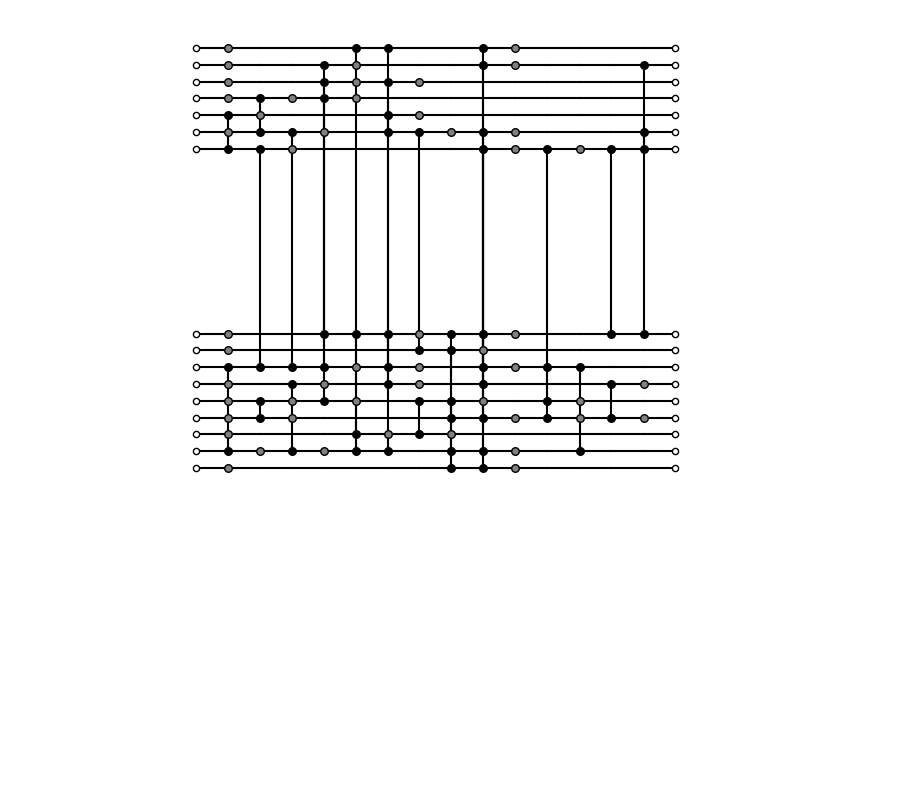
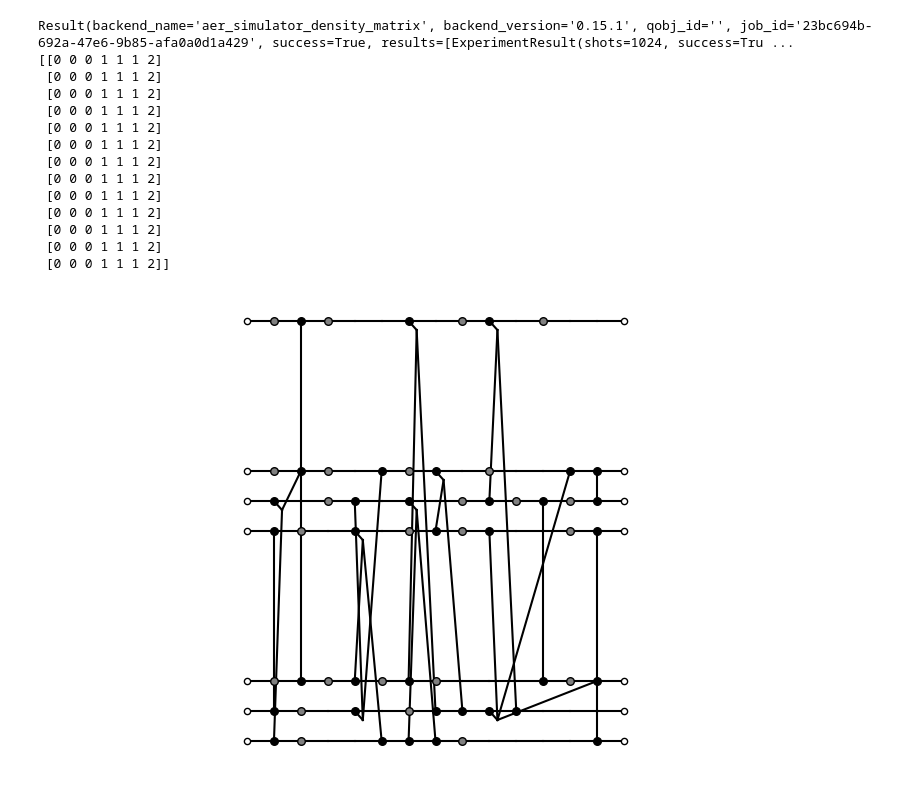
Before and after one commit to felix-burt/DISQCO, a Jupyter notebook: circuit_extraction.ipynb, the cells around one changed output. Drawn from its saved outputs; the diff is of its cells as text; code cells hidden in the pictures; blank space fills up the shorter version.

```diff
--- a/circuit_extraction.ipynb
+++ b/circuit_extraction.ipynb
@@ -7,54 +7,91 @@ from qiskit.circuit.library import QFT, QuantumVolume, EfficientSU2
 from circuits.QAOA import QAOA_random
 import numpy as np
 
-num_qubits = 16
-num_partitions = 2
+num_qubits = 7
+num_partitions = 3
 qpu_size = int(num_qubits / num_partitions) + 1
 qpu_info = [qpu_size] * num_partitions
 
 circuit = cp_fraction(  num_qubits=num_qubits,
-                        depth=num_qubits,
-                        fraction= 0.3)
+                        depth=2*num_qubits,
+                        fraction= 0.5)
 
 # circuit = QFT(num_qubits, do_swaps=False)
 
-# # circuit = QuantumVolume(num_qubits, depth=num_qubits)
 
-# circuit = QAOA_random(num_qubits, prob = 0.5, reps = 1)
+# circuit = QuantumCircuit(num_qubits)
 
-# ansatz = EfficientSU2(num_qubits, entanglement='full', reps=1)
+# for i in range(num_qubits):
+#     circuit.h(i)
+# for j in range(num_qubits-1):
+#     for i in range(j,num_qubits-1):
+#         circuit.cp(np.pi/2, j, i+1)
 
-# param_values = np.random.rand(len(ansatz.parameters))
-# param_dict = dict(zip(ansatz.parameters, param_values))
-# circuit = ansatz.assign_parameters(param_dict)
 
 
 circuit = transpile(circuit, basis_gates = ['cp', 'u'])
 
+from qiskit_aer import AerSimulator
+
+simulator = AerSimulator(method='density_matrix')
+
+# circuit = transpile(circuit, basis_gates = ['cp', 'u'])
+
+result = simulator.run([circuit], shots=1024)
+
+print(result.result())
+
 depth = circuit.depth()
 
+from src.qiskit_to_op_list import *
+layers = circuit_to_gate_layers(circuit)
+
+from src.greedy_gate_grouping import group_distributable_packets
+
+group_gates = True
+
+if group_gates:
+    layers = group_distributable_packets(layers, num_qubits)
+
+layers = layer_list_to_dict(layers)
+
 graph = QuantumCircuitHyperGraph(num_qubits=num_qubits, depth=depth)
-graph.map_circuit_to_hypergraph(circuit, group_gates = False, anti_diag = False)
+graph.map_circuit_to_hypergraph(circuit, group_gates = group_gates, anti_diag = False)
+
 assignment = set_initial_partitions(qpu_info, num_qubits, depth, num_partitions, reduced = True)
 
-from qiskit import QuantumCircuit, QuantumRegister, ClassicalRegister
+print(assignment)
 
 from src.tikz_drawing import *
 from src.mpl_drawing import *
 
 mpl_fig = hypergraph_to_matplotlib(
     graph,
     num_qubits,
     assignment,
     qpu_info,
     depth,
     sum(qpu_info),
     xscale=10/depth,
     yscale=6/num_qubits,
     figsize=(10, 6),
     save=False,
     path=None,
     ax=None
 )
 # %% [output]
+Result(backend_name='aer_simulator_density_matrix', backend_version='0.15.1', qobj_id='', job_id='23bc694b-692a-47e6-9b85-afa0a0d1a429', success=True, results=[ExperimentResult(shots=1024, success=Tru ...
+[[0 0 0 1 1 1 2]
+ [0 0 0 1 1 1 2]
+ [0 0 0 1 1 1 2]
+ [0 0 0 1 1 1 2]
+ [0 0 0 1 1 1 2]
+ [0 0 0 1 1 1 2]
+ [0 0 0 1 1 1 2]
+ [0 0 0 1 1 1 2]
+ [0 0 0 1 1 1 2]
+ [0 0 0 1 1 1 2]
+ [0 0 0 1 1 1 2]
+ [0 0 0 1 1 1 2]
+ [0 0 0 1 1 1 2]]
-[figure, old version]
+[figure, new version]
```
Also changed, not shown: parts of 19 cells of this notebook, 10 other files.
